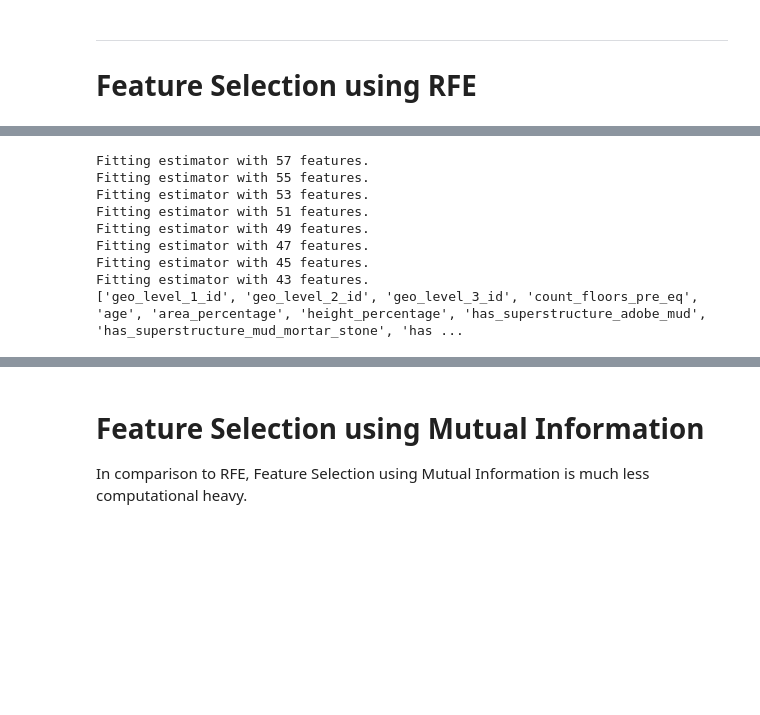
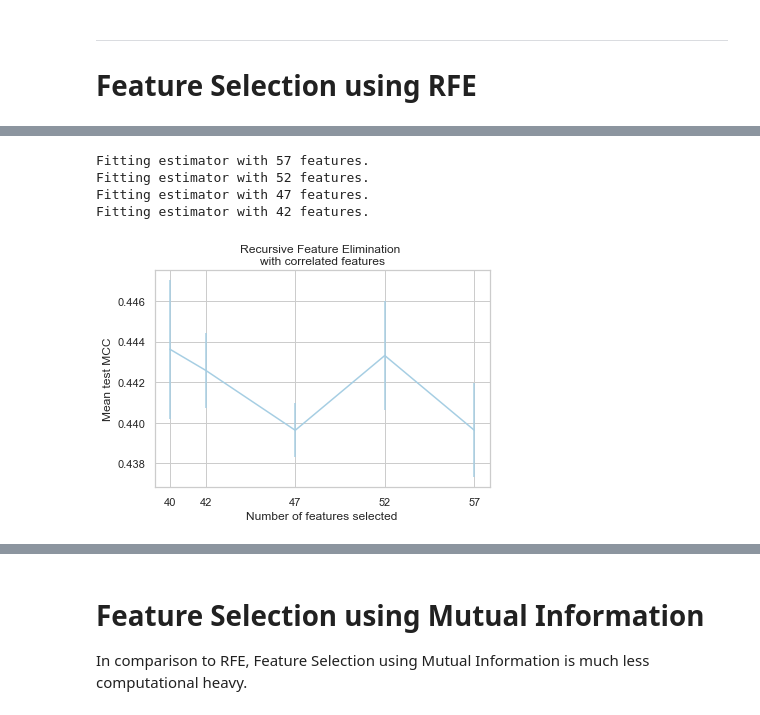
Before and after one commit to nina-prog/richters-predictor-modeling-earthquake-damage, a Jupyter notebook: notebooks/week02/week02-cat-grouping-and-feature-selection.ipynb, the cells around one changed output, grey strips where cells are left out. Saved outputs shown, nothing was run; the diff lists cells and outputs as text; code cells hidden in the pictures; blank space fills up the shorter version.

```diff
--- a/notebooks/week02/week02-cat-grouping-and-feature-selection.ipynb
+++ b/notebooks/week02/week02-cat-grouping-and-feature-selection.ipynb
@@ -203,15 +204,71 @@ def get_top_k_features_using_rfe(x_train: pd.DataFrame, y_train: pd.DataFrame, k
 
     return best_k_features, rfe
 
-best_k_features, rfe = get_top_k_features_using_rfe(x_train=x_train, y_train=y_train, k=0.75, verbose=1)
+
+def get_top_k_features_using_rfe_cv(x_train: pd.DataFrame,
+                                    y_train: pd.DataFrame,
+                                    min_features_to_select=20,
+                                    k_folds=5, scoring="matthews_corrcoef",
+                                    step=2, verbose=0):
+    """
+    Applies Recursive Feature Elimination RFE with cross validation. As the estimator and thus the scoring, we use
+    RandomForests respectively feauture_importance. CV is used via StratifiedKFold since we got an imbalanced target.
+
+    :param x_train: DataFrame of the training data
+    :param y_train: Dataframe of the labels
+    :param min_features_to_select: Minimum number of features to keep
+    :param k_folds: Number of folds in each CV
+    :param scoring: Scoring metric, e.g. 'accuracy' (default is MCC)
+    :param step: Step size of the RFE
+    :param verbose: Verbosity level
+    :return: List of k top features and fitted RFECV Object
+    """
+
+    # Define classifier
+    clf = RandomForestClassifier()
+    rfecv = RFECV(estimator=clf,
+                  min_features_to_select=min_features_to_select,
+                  cv=StratifiedKFold(k_folds),
+                  scoring=scoring,
+                  step=step,
+                  n_jobs=-1,
+                  verbose=verbose)
+    rfecv.fit(x_train, y_train["damage_grade"].values.flatten())
+
+    # Select feature name that are estimated to be the best features
+    ranking = pd.DataFrame({"feature": x_train.columns, "rfecv_support": rfecv.support_})
+    best_k_features = ranking[ranking["rfecv_support"] == True]["feature"].to_list()
+
+    return best_k_features, rfecv
+
+#best_k_features, rfe = get_top_k_features_using_rfe(x_train=x_train, y_train=y_train, k=0.75, verbose=1)
+# Or use CV
+best_k_features, rfecv = get_top_k_features_using_rfe_cv(x_train=x_train,
+                                                         y_train=y_train,
+                                                         min_features_to_select=40,
+                                                         k_folds=3,
+                                                         scoring="matthews_corrcoef",
+                                                         step=5,
+                                                         verbose=1)
 # %% [output]
 Fitting estimator with 57 features.
-Fitting estimator with 55 features.
-Fitting estimator with 53 features.
-Fitting estimator with 51 features.
-Fitting estimator with 49 features.
+Fitting estimator with 52 features.
 Fitting estimator with 47 features.
-Fitting estimator with 45 features.
-Fitting estimator with 43 features.
-['geo_level_1_id', 'geo_level_2_id', 'geo_level_3_id', 'count_floors_pre_eq', 'age', 'area_percentage', 'height_percentage', 'has_superstructure_adobe_mud', 'has_superstructure_mud_mortar_stone', 'has ...
+Fitting estimator with 42 features.
+# %%
+n_scores = len(rfecv.cv_results_["mean_test_score"])
+
+plt.figure()
+plt.xlabel("Number of features selected")
+plt.ylabel("Mean test MCC")
+plt.errorbar(
+    [40, 42, 47, 52, 57], #Should be [40, 42, 47, 52, 57]
+    rfecv.cv_results_["mean_test_score"],
+    yerr=rfecv.cv_results_["std_test_score"],
+)
+plt.xticks([40, 42, 47, 52, 57])
+plt.title("Recursive Feature Elimination \nwith correlated features")
+plt.show()
+# %% [output]
+[figure, added]
 # %%
```
Also changed, not shown: parts of 6 cells of this notebook, 1 other file.
